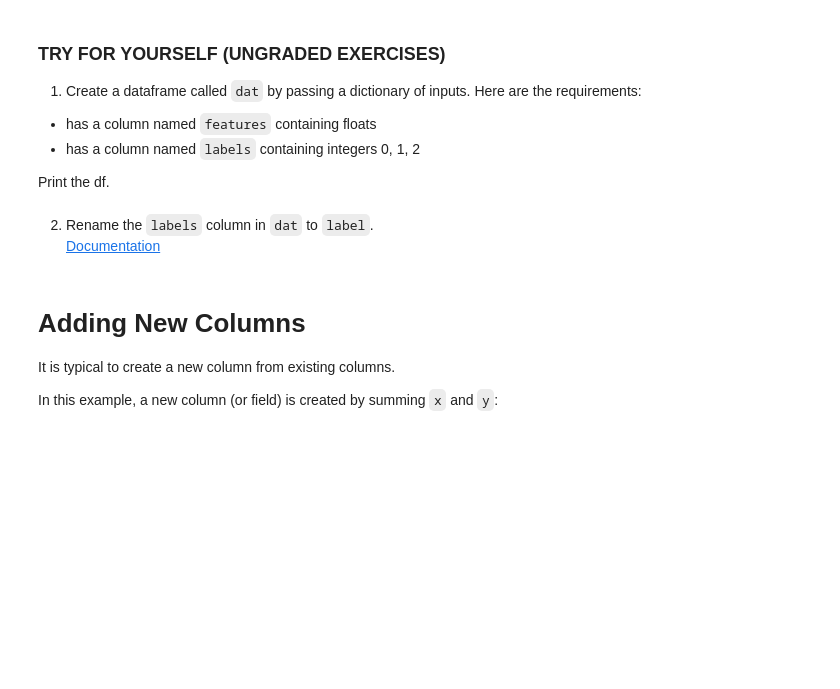
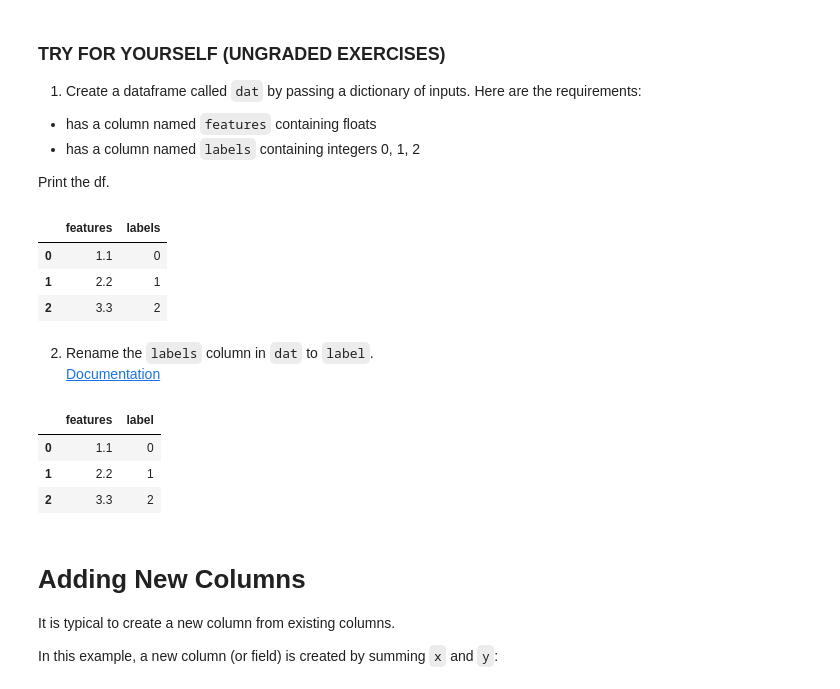
Before and after one commit to CabellPasco/CabellPasco, a Jupyter notebook: Copy_of_pandas1_student.ipynb, the cells around one changed output. Saved outputs shown, nothing was run; the diff lists cells and outputs as text; code cells hidden in the pictures; blank space fills up the shorter version.

```diff
--- a/Copy_of_pandas1_student.ipynb
+++ b/Copy_of_pandas1_student.ipynb
@@ -298,9 +413,28 @@ df[['y', 'x']]
 - has a column named `labels` containing integers 0, 1, 2
 
 Print the df.
+# %%
+dat = pd.DataFrame({
+    'features': [1.1, 2.2, 3.3],
+    'labels': [0, 1, 2],
+})
+dat
+# %% [output]
+|  | features | labels |
+| 0 | 1.1 | 0 |
+| 1 | 2.2 | 1 |
+| 2 | 3.3 | 2 |
 # %% [markdown]
 2) Rename the `labels` column in `dat` to `label`.
 [Documentation](https://pandas.pydata.org/docs/reference/api/pandas.DataFrame.rename.html)
+# %%
+dat = dat.rename(columns={'labels': 'label'})
+dat
+# %% [output]
+|  | features | label |
+| 0 | 1.1 | 0 |
+| 1 | 2.2 | 1 |
+| 2 | 3.3 | 2 |
 # %% [markdown]
 # Adding New Columns
 
```
Also changed, not shown: parts of 28 cells of this notebook.
